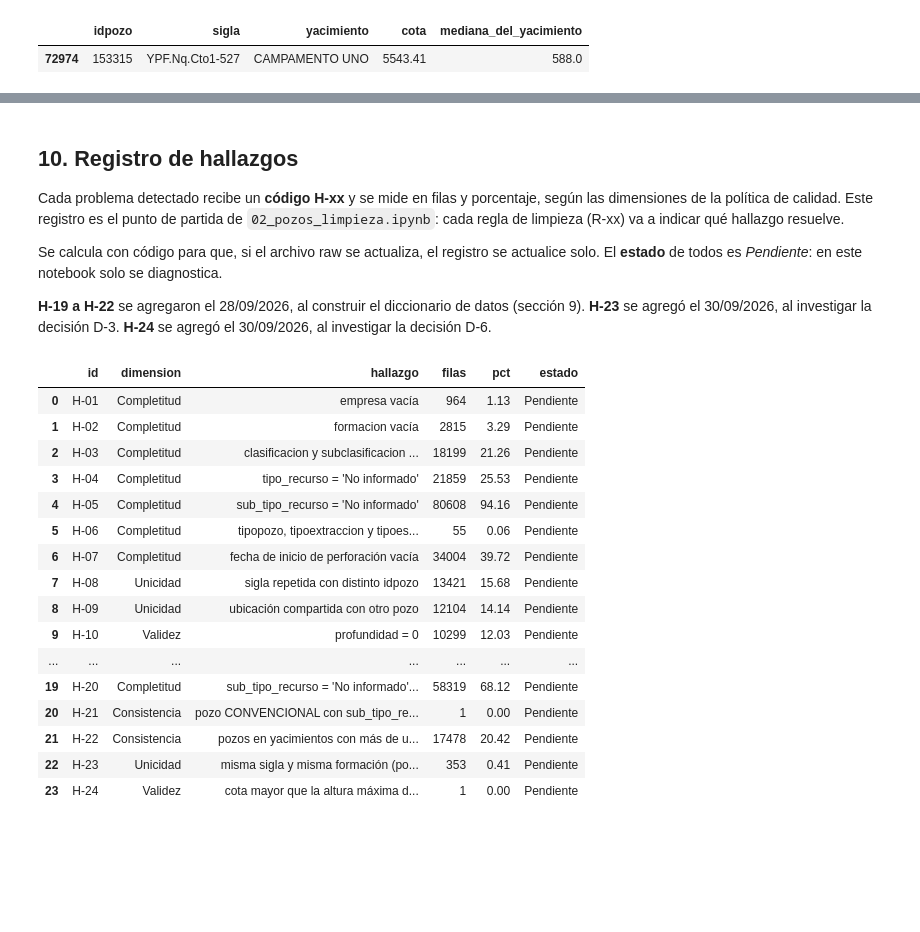
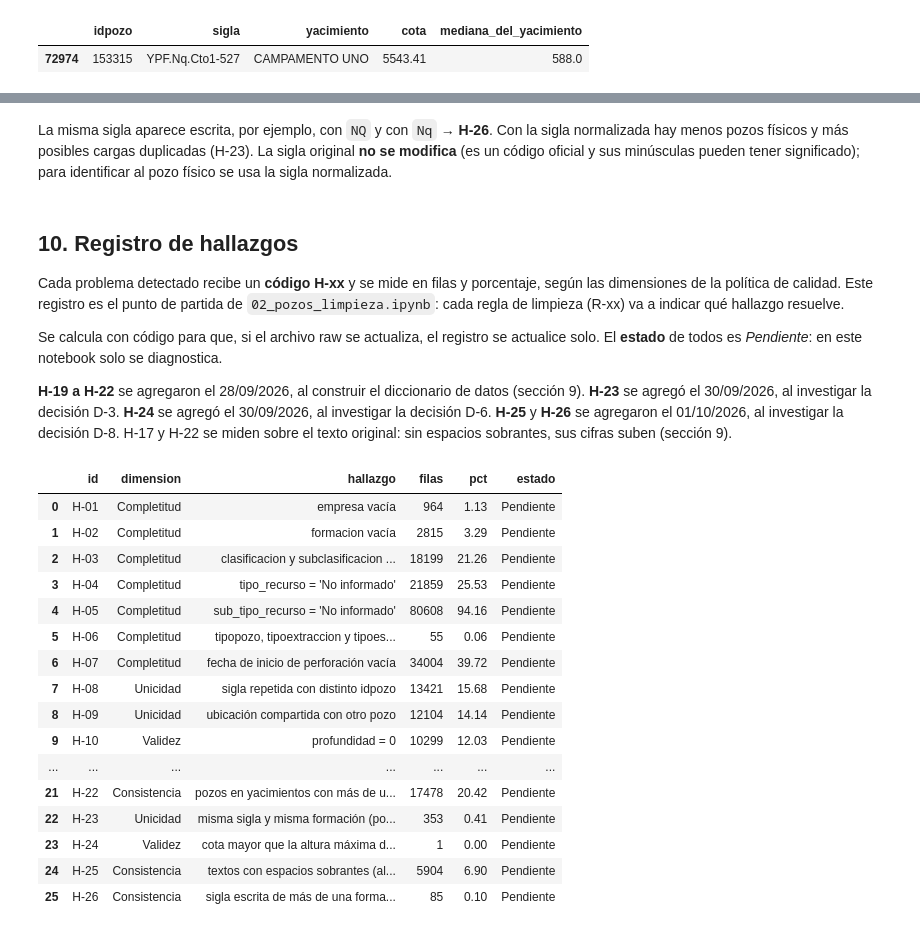
Before and after one commit to ncyanzon/dg, a Jupyter notebook: notebooks/01_pozos_perfilado.ipynb, the cells around one changed output, grey strips where cells are left out. Saved outputs shown, nothing was run; the diff lists cells and outputs as text; code cells hidden in the pictures; blank space fills up the shorter version.

```diff
--- a/notebooks/01_pozos_perfilado.ipynb
+++ b/notebooks/01_pozos_perfilado.ipynb
@@ -523,0 +530,9 @@ df.loc[cota_imposible_alta, ["idpozo", "sigla", "yacimiento", "cota"]].assign(
+# %%
+columnas_texto = ["sigla", "area", "empresa", "yacimiento", "formacion"]
+texto_original = df[columnas_texto]
+texto_sin_espacios = texto_original.apply(lambda col: col.str.strip().str.replace(r"\s+", " ", regex=True))
+
+cambia = texto_original.fillna("") != texto_sin_espacios.fillna("")
+espacios_sobrantes = cambia.any(axis=1)
+print("Filas con algún texto con espacios sobrantes:", espacios_sobrantes.sum())
+cambia.sum().rename("valores con espacios sobrantes")
@@ -523,0 +575,13 @@ df.loc[cota_imposible_alta, ["idpozo", "sigla", "yacimiento", "cota"]].assign(
+# %%
+sigla_normalizada = texto_sin_espacios["sigla"].str.upper()
+escrituras_por_sigla = texto_sin_espacios["sigla"].groupby(sigla_normalizada).transform("nunique")
+sigla_con_variantes = escrituras_por_sigla > 1
+
+print("Filas con una sigla escrita de más de una forma:", sigla_con_variantes.sum(),
+      "| siglas:", sigla_normalizada[sigla_con_variantes].nunique())
+print("Pozos físicos: sigla original", df["sigla"].nunique(), "| sigla normalizada", sigla_normalizada.nunique())
+print("Misma sigla y formación (H-23): sigla original", misma_sigla_y_formacion.sum(),
+      "| sigla normalizada", pd.concat([sigla_normalizada, texto_sin_espacios["formacion"]], axis=1).duplicated(keep=False).sum())
+
+df.loc[sigla_con_variantes, ["idpozo", "sigla", "formacion", "empresa"]].assign(
+    sigla_normalizada=sigla_normalizada).sort_values("sigla_normalizada").head(6)
@@ -524,3 +599,8 @@ df.loc[cota_imposible_alta, ["idpozo", "sigla", "yacimiento", "cota"]].assign(
+# %% [markdown]
+La misma sigla aparece escrita, por ejemplo, con `NQ` y con `Nq` → **H-26**.
+Con la sigla normalizada hay menos pozos físicos y más posibles cargas duplicadas (H-23).
+La sigla original **no se modifica** (es un código oficial y sus minúsculas pueden tener significado);
+para identificar al pozo físico se usa la sigla normalizada.
 # %% [markdown]
 ## 10. Registro de hallazgos
 
@@ -533,6 +613,7 @@ El **estado** de todos es *Pendiente*: en este notebook solo se diagnostica.
 **H-19 a H-22** se agregaron el 28/09/2026, al construir el diccionario de datos (sección 9).
 **H-23** se agregó el 30/09/2026, al investigar la decisión D-3.
 **H-24** se agregó el 30/09/2026, al investigar la decisión D-6.
+**H-25** y **H-26** se agregaron el 01/10/2026, al investigar la decisión D-8. H-17 y H-22 se miden sobre el texto original: sin espacios sobrantes, sus cifras suben (sección 9).
 # %%
 total = len(df)
 codigos_repetidos = areas_con_varios_codigos[areas_con_varios_codigos > 1].index
@@ -556,38 +637,40 @@ hallazgos = [
     ("Validez", "fechas guardadas como texto (4 columnas)", total),
     ("Consistencia", "formacion en minúsculas (el resto de los textos en mayúsculas)", df["formacion"].str.islower().sum()),
     ("Consistencia", "pozos en áreas con más de un código de área", df["area"].isin(codigos_repetidos).sum()),
     ("Consistencia", "provincia = 'Estado Nacional' (no es una provincia)", (df["provincia"] == "Estado Nacional").sum()),
     ("Validez", "coordenadas con longitud y latitud invertidas", coordenadas_fuera.sum()),
     ("Completitud", "sub_tipo_recurso = 'No informado' en pozos CONVENCIONAL: significa 'no aplica' (corrige H-05)", subtipo_no_aplica.sum()),
     ("Consistencia", "pozo CONVENCIONAL con sub_tipo_recurso informado", convencional_con_subtipo.sum()),
     ("Consistencia", "pozos en yacimientos con más de un código", df["yacimiento"].isin(yacimientos_con_varios_codigos).sum()),
     ("Unicidad", "misma sigla y misma formación (posible carga duplicada)", misma_sigla_y_formacion.sum()),
     ("Validez", "cota mayor que la altura máxima de su provincia", cota_imposible_alta.sum()),
+    ("Consistencia", "textos con espacios sobrantes (al principio, al final o dobles)", espacios_sobrantes.sum()),
+    ("Consistencia", "sigla escrita de más de una forma (mayúsculas/minúsculas)", sigla_con_variantes.sum()),
 ]
 
 registro_hallazgos = pd.DataFrame(hallazgos, columns=["dimension", "hallazgo", "filas"])
 registro_hallazgos.insert(0, "id", [f"H-{i:02d}" for i in range(1, len(hallazgos) + 1)])
 registro_hallazgos["pct"] = (registro_hallazgos["filas"] / total * 100).round(2)
 registro_hallazgos["estado"] = "Pendiente"
 registro_hallazgos
 # %% [output]
 |  | id | dimension | hallazgo | filas | pct | estado |
 | 0 | H-01 | Completitud | empresa vacía | 964 | 1.13 | Pendiente |
 | 1 | H-02 | Completitud | formacion vacía | 2815 | 3.29 | Pendiente |
 | 2 | H-03 | Completitud | clasificacion y subclasificacion ... | 18199 | 21.26 | Pendiente |
 | 3 | H-04 | Completitud | tipo_recurso = 'No informado' | 21859 | 25.53 | Pendiente |
 | 4 | H-05 | Completitud | sub_tipo_recurso = 'No informado' | 80608 | 94.16 | Pendiente |
 | 5 | H-06 | Completitud | tipopozo, tipoextraccion y tipoes... | 55 | 0.06 | Pendiente |
 | 6 | H-07 | Completitud | fecha de inicio de perforación vacía | 34004 | 39.72 | Pendiente |
 | 7 | H-08 | Unicidad | sigla repetida con distinto idpozo | 13421 | 15.68 | Pendiente |
 | 8 | H-09 | Unicidad | ubicación compartida con otro pozo | 12104 | 14.14 | Pendiente |
 | 9 | H-10 | Validez | profundidad = 0 | 10299 | 12.03 | Pendiente |
 | ... | ... | ... | ... | ... | ... | ... |
-| 19 | H-20 | Completitud | sub_tipo_recurso = 'No informado'... | 58319 | 68.12 | Pendiente |
-| 20 | H-21 | Consistencia | pozo CONVENCIONAL con sub_tipo_re... | 1 | 0.00 | Pendiente |
 | 21 | H-22 | Consistencia | pozos en yacimientos con más de u... | 17478 | 20.42 | Pendiente |
 | 22 | H-23 | Unicidad | misma sigla y misma formación (po... | 353 | 0.41 | Pendiente |
 | 23 | H-24 | Validez | cota mayor que la altura máxima d... | 1 | 0.00 | Pendiente |
+| 24 | H-25 | Consistencia | textos con espacios sobrantes (al... | 5904 | 6.90 | Pendiente |
+| 25 | H-26 | Consistencia | sigla escrita de más de una forma... | 85 | 0.10 | Pendiente |
 # %% [markdown]
 ## 11. Conclusiones y decisiones pendientes
 
```
Also changed, not shown: parts of 10 cells of this notebook, 2 other files.
